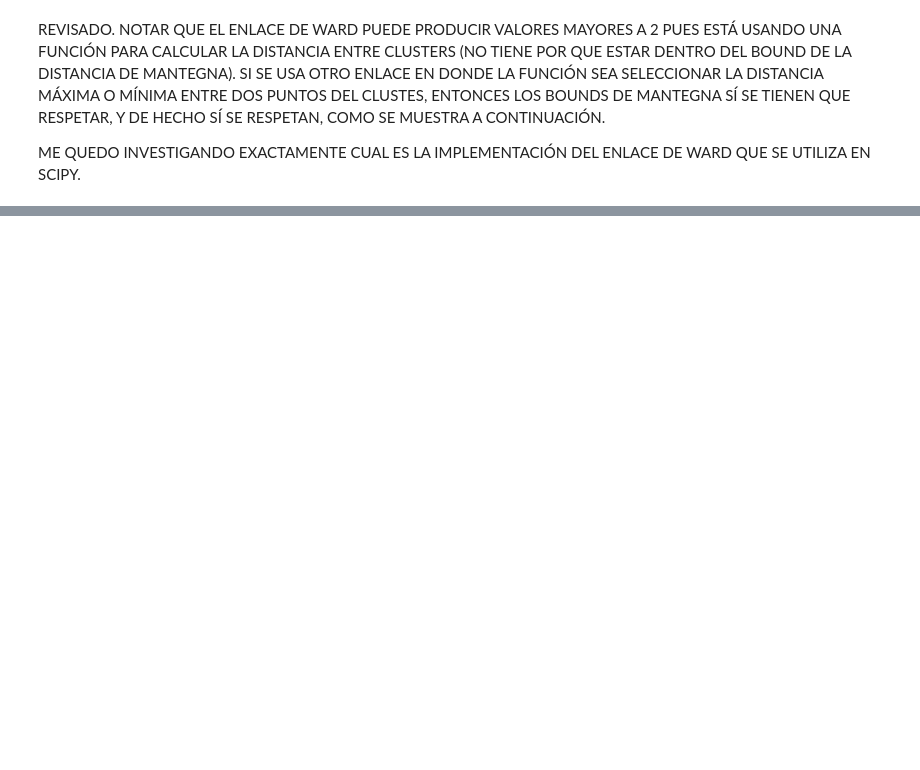
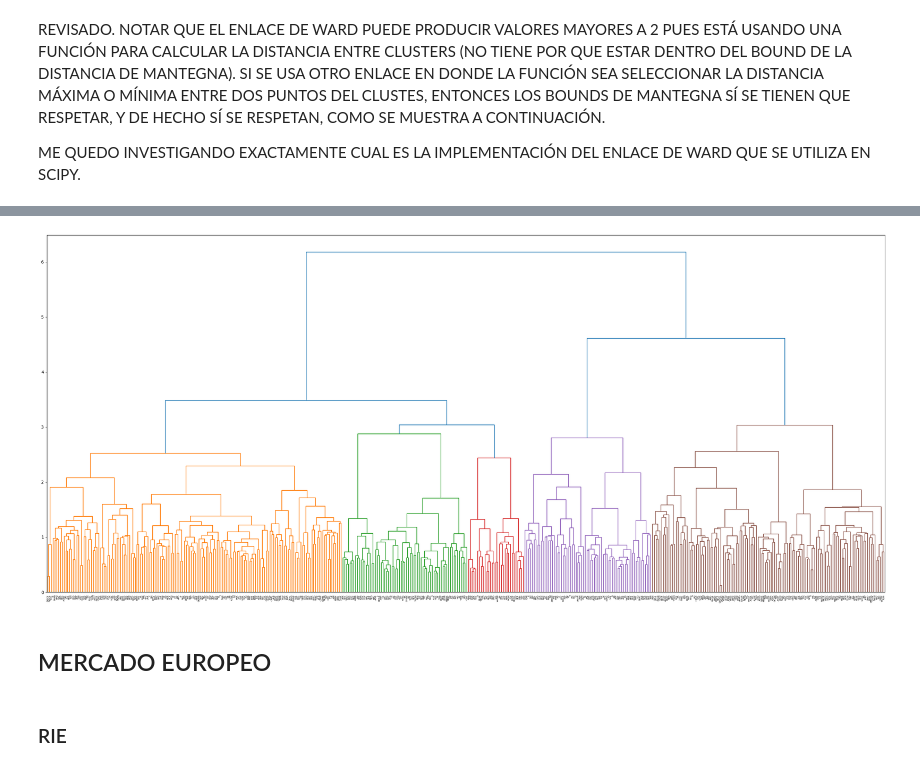
Before and after one commit to jduarte00/tesis, a Jupyter notebook: hcaa_testing.ipynb, the cells around one changed output, grey strips where cells are left out. Drawn from its saved outputs; the diff is of its cells as text; code cells hidden in the pictures; blank space fills up the shorter version.

```diff
--- a/hcaa_testing.ipynb
+++ b/hcaa_testing.ipynb
@@ -274,0 +271,8 @@ hacer_dendograma(ultima_ventana_american, rie_estimator.get_rie, 'ward', k_optim
+# %%
+hacer_dendograma(ultima_ventana_american, wrapper_pearson, 'ward', k_optimal_eigen_american_pearson);
+# %% [output]
+[figure, added]
+# %% [markdown]
+## MERCADO EUROPEO
+# %% [markdown]
+### RIE
```
Also changed, not shown: parts of 34 cells of this notebook.
